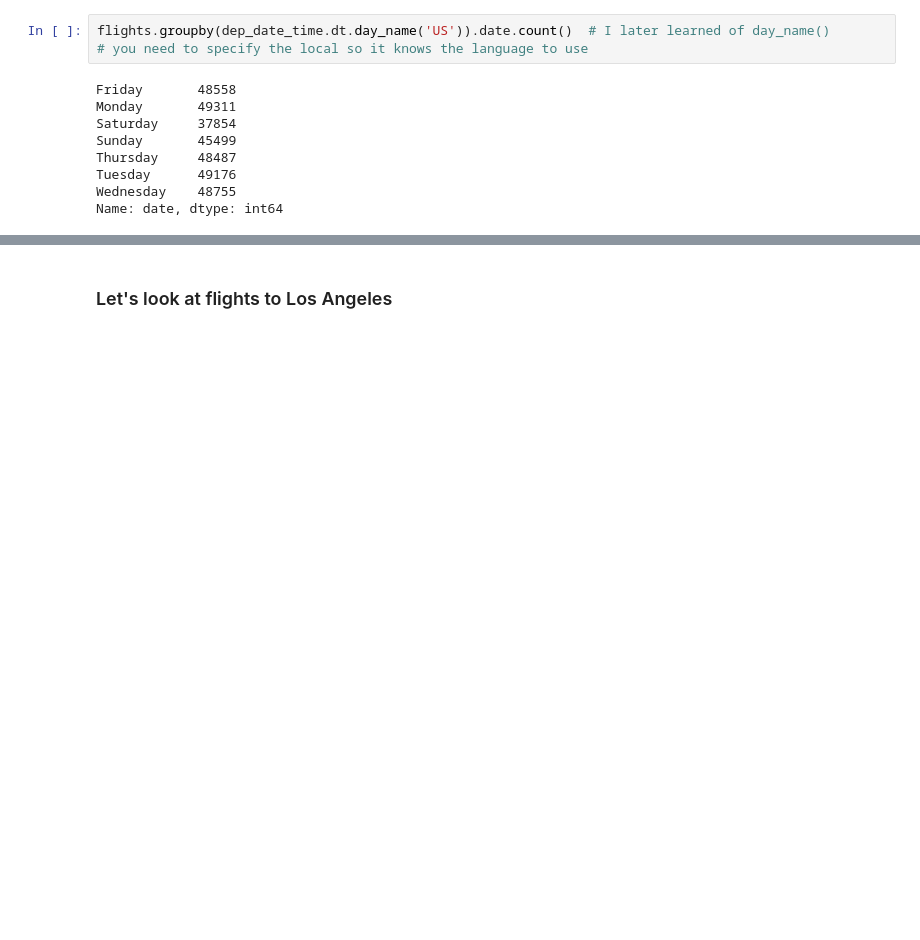
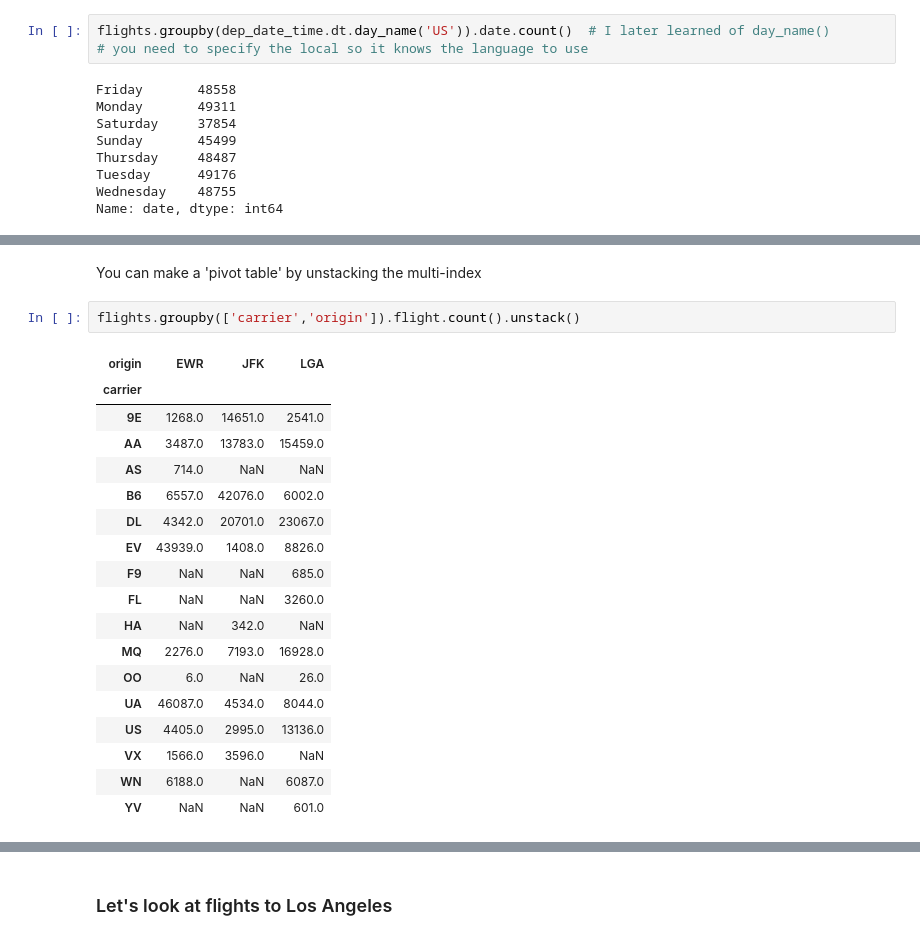
Before and after one commit to smileschen/2018-fa-stats131, a Jupyter notebook: 05-01_NYCFlights13.ipynb, the cells around one changed output, grey strips where cells are left out. Drawn from its saved outputs; the diff is of its cells as text; blank space fills up the shorter version.

```diff
--- a/05-01_NYCFlights13.ipynb
+++ b/05-01_NYCFlights13.ipynb
@@ -407,0 +434,23 @@ Name: date, dtype: int64
+# %% [markdown]
+You can make a 'pivot table' by unstacking the multi-index
+# %%
+flights.groupby(['carrier','origin']).flight.count().unstack()
+# %% [output]
+| origin | EWR | JFK | LGA |
+| carrier |  |  |  |
+| 9E | 1268.0 | 14651.0 | 2541.0 |
+| AA | 3487.0 | 13783.0 | 15459.0 |
+| AS | 714.0 | NaN | NaN |
+| B6 | 6557.0 | 42076.0 | 6002.0 |
+| DL | 4342.0 | 20701.0 | 23067.0 |
+| EV | 43939.0 | 1408.0 | 8826.0 |
+| F9 | NaN | NaN | 685.0 |
+| FL | NaN | NaN | 3260.0 |
+| HA | NaN | 342.0 | NaN |
+| MQ | 2276.0 | 7193.0 | 16928.0 |
+| OO | 6.0 | NaN | 26.0 |
+| UA | 46087.0 | 4534.0 | 8044.0 |
+| US | 4405.0 | 2995.0 | 13136.0 |
+| VX | 1566.0 | 3596.0 | NaN |
+| WN | 6188.0 | NaN | 6087.0 |
+| YV | NaN | NaN | 601.0 |
```
Also changed, not shown: parts of 12 cells of this notebook.
